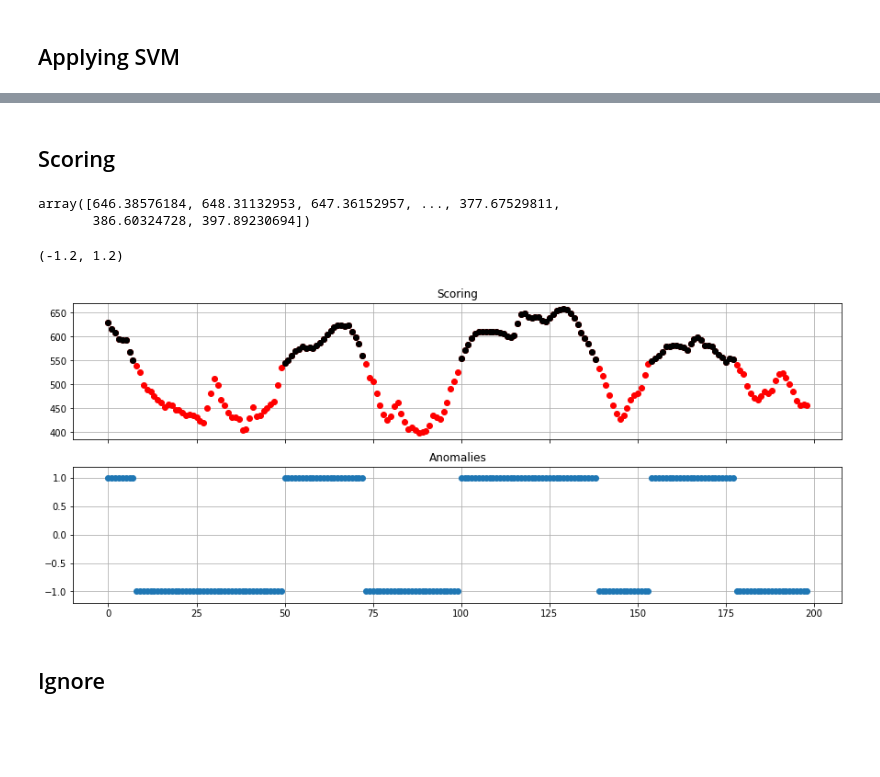
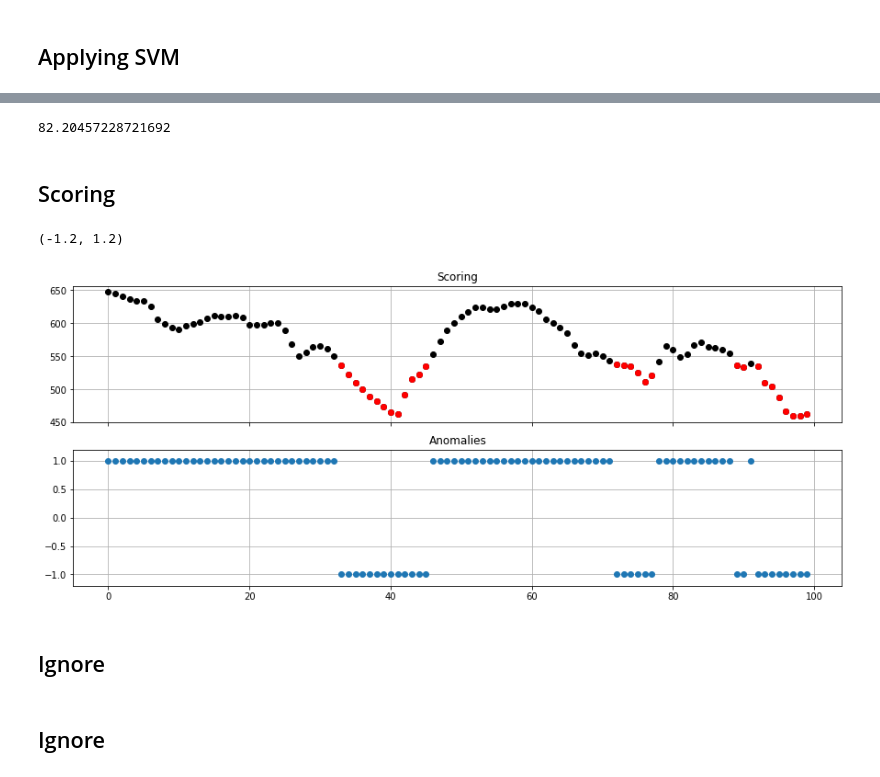
Before and after one commit to sheyaa/caterpillar_mset, a Jupyter notebook: Mice_SVM.ipynb, the cells around one changed output, grey strips where cells are left out. Saved outputs shown, nothing was run; the diff lists cells and outputs as text; code cells hidden in the pictures; blank space fills up the shorter version.

```diff
--- a/Mice_SVM.ipynb
+++ b/Mice_SVM.ipynb
@@ -35,6 +27,10 @@ mice.head()
 x = mice["Minutes"]
 y = mice.iloc[:,9] #selecting CC002-558 Exp. 1 MRSA Deg. C Data
 
-plt.plot(x[:5000],y[:5000])
-plt.xlabel("Minutes") #x label
-plt.ylabel("Temperature (°C)") #y label
+#plt.plot(x[:5000],y[:5000])
+#plt.xlabel("Minutes") #x label
+#plt.ylabel("Temperature (°C)") #y label
+
+# Filling in missing values using forward fill
+y1_fw = y.fillna(method='ffill')
+y1_bw = y1_fw.fillna(method='bfill') #backward fill
@@ -75,9 +38,9 @@ ax[1].grid()
 ## Time Delay Embedding
 # %%
 #TDE on original data
-Z = tde.tde(y)
+Z = tde.tde(y1_bw)
 Z = Z.T
-Z
+#Z
 
 #TDE on the data that had values excluded
 #X = tde.tde(y1)
@@ -95,10 +50,11 @@ array([[36.21, 36.62,   nan],
 # %%
 # ORIGINAL DATA
 #importing the model
-model_1 = svm.OneClassSVM()
+model = svm.OneClassSVM()
 
 #fit the data
-model_1.fit(Z[:5000,:])
+model.fit(Z[:5041,:]) #5001
 
 #predict the data
-predict_1 = model_1.predict(Z[5001:,:])
+predict_1 = model.predict(Z[720:5041,:]) #5001
+predict_2 = model.predict(Z[5041:,:])
@@ -138,32 +168,36 @@ array([ 1,  1,  1, ..., -1, -1, -1])
+# %%
+sum(anomaly_2)
+(sum(anomaly_2)/sum(nonanomaly_2+anomaly_2))*100
+# %% [output]
+82.20457228721692
 # %% [markdown]
 ## Scoring
 # %%
-scores = model.score_samples(X[5001:,:])
-scores
+scores_1 = model.score_samples(Z[720:5041,:])
+scores_2 = model.score_samples(Z[5041:,:])
-# %% [output]
-array([646.38576184, 648.31132953, 647.36152957, ..., 377.67529811,
-       386.60324728, 397.89230694])
 # %%
 fig,ax = plt.subplots(2, 1, figsize=(15,6), sharex = True)
 
 #plt.plot(scores,'o')
-ax[0].plot(scores[5001:5200], 'o', color='red')  # Plot the scores with blue color
+ax[0].plot(scores_1[:100], 'o', color='black')  # Plot the scores with blue color
 ax[0].grid()
 ax[0].set_title("Scoring")
 
 # Find the indices of the anomalies
-anomaly_indices = [index for index, value in enumerate(predict[5001:5200]) if value != -1]
+anomaly_indices = [index for index, value in enumerate(predict_1[:100]) if value == -1]
 
 # Plot the anomalies with red color
-ax[0].plot(anomaly_indices, scores[5001:5200][anomaly_indices], 'o', color='black')
+ax[0].plot(anomaly_indices, scores_1[:100][anomaly_indices], 'o', color='red')
 
-ax[1].plot(predict[5001:5200], 'o')
+ax[1].plot(predict_1[:100], 'o')
 ax[1].grid()
 ax[1].set_title("Anomalies")
 ax[1].set_ylim(-1.2, 1.2)
 
 
 ## The x axis starts at 0-200, how do I fix?
 # %% [output]
 (-1.2, 1.2)
-[figure, old version]
+[figure, new version]
+# %% [markdown]
+## Ignore
```
Also changed, not shown: parts of 35 cells of this notebook, 1 other file.
